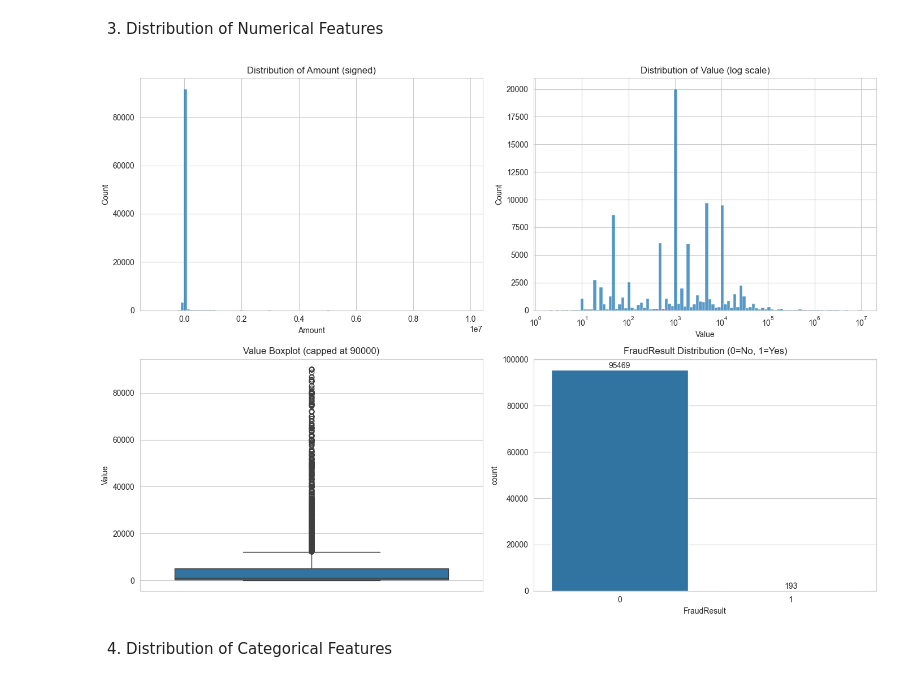
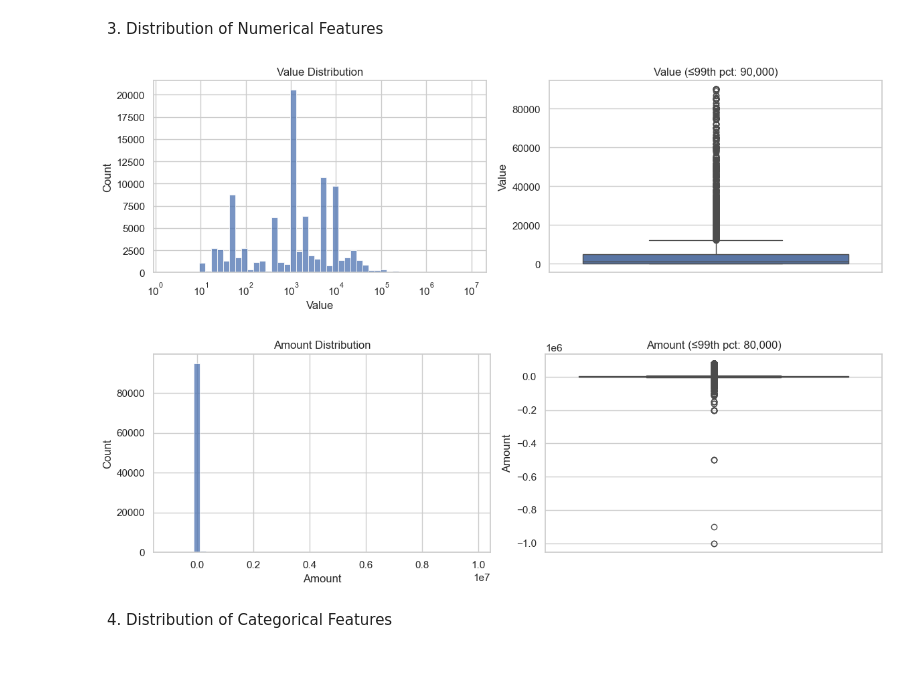
Before and after one commit to muhajirhualis/KAIM_Week4, a Jupyter notebook: notebooks/eda.ipynb, the cells around one changed output. Cells and saved outputs as stored; diff of their text form; code cells hidden in the pictures.

```diff
--- a/notebooks/eda.ipynb
+++ b/notebooks/eda.ipynb
@@ -4,12 +4,14 @@
 Importing Libraries and Loading data
 # %%
 # Import Libraries
+import numpy as np
 import pandas as pd
-import numpy as np
 import matplotlib.pyplot as plt
 import seaborn as sns
 from datetime import datetime
 
-# Set style
-sns.set_style("whitegrid")
-plt.rcParams['figure.figsize'] = (10, 6)
+import sys
+import os
+sys.path.insert(0, os.path.abspath('..'))  # so we can import src/
+
+sns.set_theme(style="whitegrid")
@@ -16,5 +35,5 @@ plt.rcParams['figure.figsize'] = (10, 6)
 # %%
 # Load data
-df = pd.read_csv("../data/raw/data.csv", low_memory=False)
+df = load_data("../data/raw/data.csv")
 df.head()
 # %% [output]
@@ -79,31 +95,12 @@ Unique Accounts: 3,633
 # %% [markdown]
 3. Distribution of Numerical Features
 # %%
-
-fig, axes = plt.subplots(2, 2, figsize=(14, 10))
-
-# Amount (signed)
-sns.histplot(df['Amount'], bins=100, ax=axes[0,0], kde=False)
-axes[0,0].set_title('Distribution of Amount (signed)')
-
-# Value (absolute, log scale)
-sns.histplot(df['Value'], bins=100, ax=axes[0,1], kde=False, log_scale=True)
-axes[0,1].set_title('Distribution of Value (log scale)')
-
-# Boxplot (99th percentile capped for visibility)
-cap = df['Value'].quantile(0.99)
-sns.boxplot(data=df[df['Value'] <= cap], y='Value', ax=axes[1,0])
-axes[1,0].set_title(f'Value Boxplot (capped at {cap:.0f})')
-
-# FraudResult
-sns.countplot(data=df, x='FraudResult', ax=axes[1,1])
-axes[1,1].set_title('FraudResult Distribution (0=No, 1=Yes)')
-axes[1,1].bar_label(axes[1,1].containers[0])
-
-plt.tight_layout()
-plt.show()
+# Numerical Distributions
+plot_numeric(df, 'Value', log_scale=True)
+plot_numeric(df, 'Amount')
 # %% [output]
-[figure, old version]
+[figure, new version]
+[figure, added]
 # %% [markdown]
 4. Distribution of Categorical Features
 # %%
```
Also changed, not shown: parts of 10 cells of this notebook, 1 other file.
